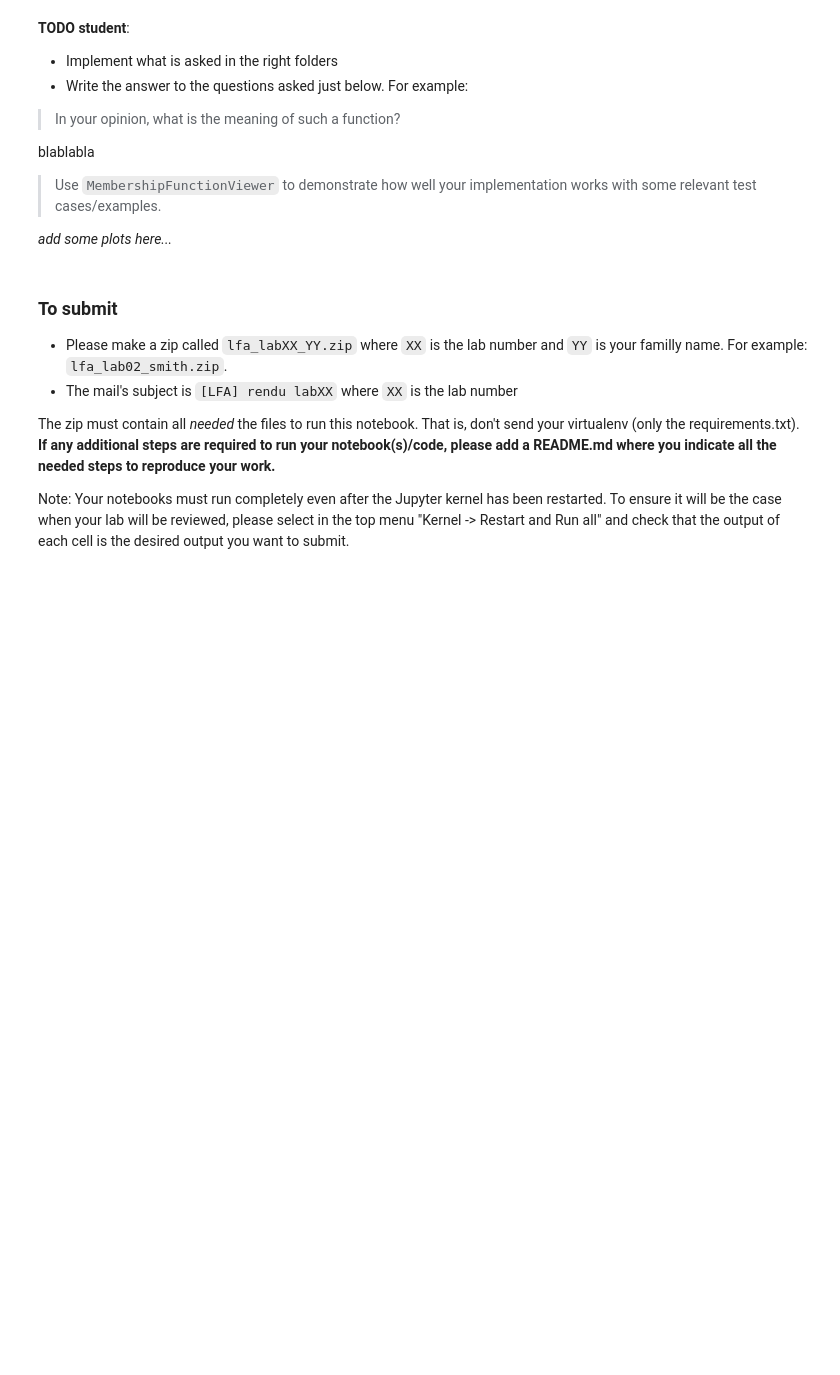
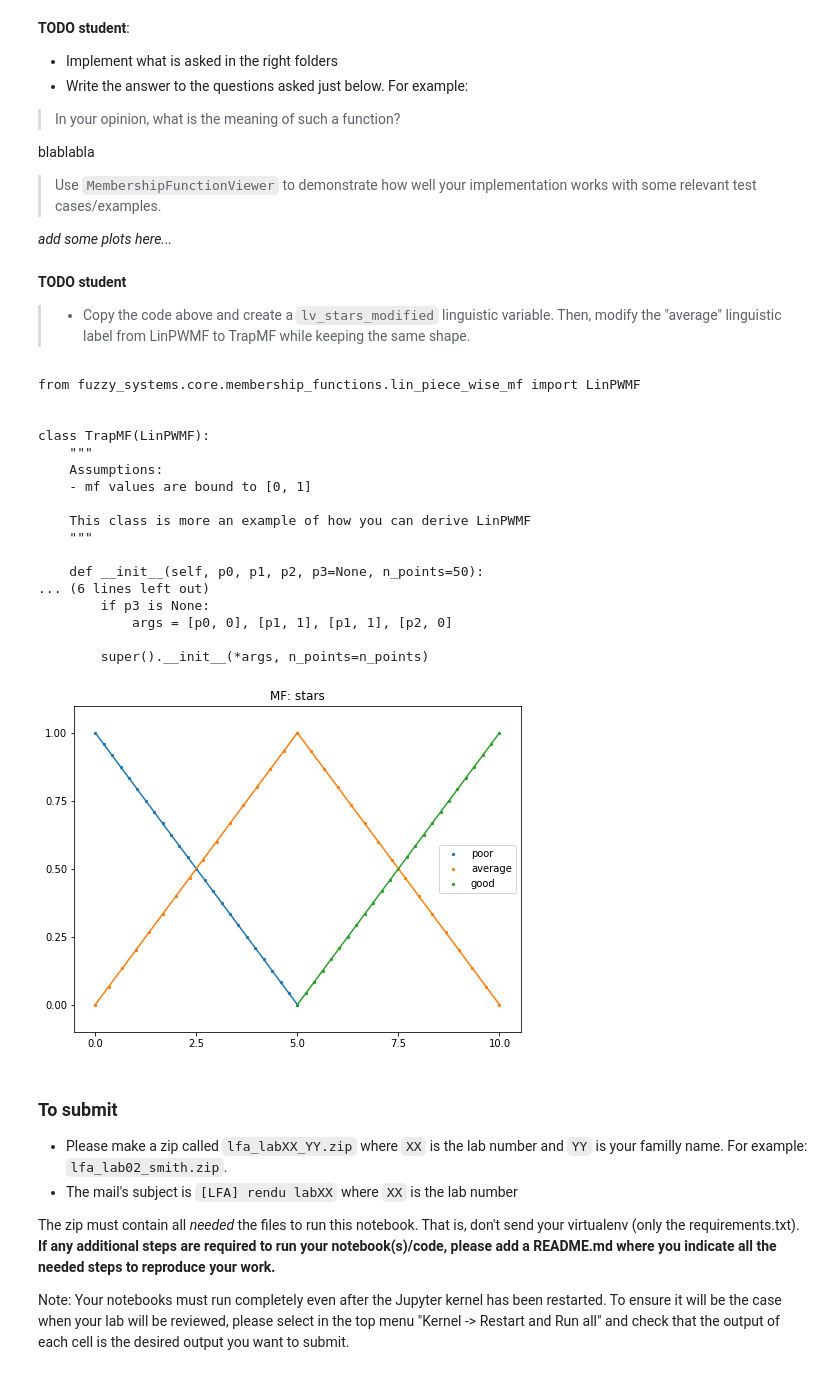
Before and after one commit to Nortalle/LFA_labo_021, a Jupyter notebook: LFA labo 030/032_linguistic_vars.ipynb, the cells around one changed output. Saved outputs shown, nothing was run; the diff lists cells and outputs as text; code cells hidden in the pictures; blank space fills up the shorter version.

Commit message:
Two points lv

```diff
--- a/LFA labo 030/032_linguistic_vars.ipynb
+++ b/LFA labo 030/032_linguistic_vars.ipynb
@@ -178,3 +176,36 @@ _add some plots here..._
+# %% [markdown]
+**TODO student**
+
+> * Copy the code above and create a `lv_stars_modified` linguistic variable. Then, modify the "average" linguistic label from LinPWMF to TrapMF while keeping the same shape.
+# %%
+from fuzzy_systems.core.membership_functions.trap_mf import TrapMF
+
+lv_stars_modified = LinguisticVariable(name="stars", ling_values_dict={
+        "poor": LinPWMF([0, 1], [5, 0]),
+        "average": TrapMF(0, 5, 5, 10),
+        "good": LinPWMF([5, 0], [10, 1])
+    })
+
+LinguisticVariableViewer(lv_stars).show()
+# %% [output]
+from fuzzy_systems.core.membership_functions.lin_piece_wise_mf import LinPWMF
+
+
+class TrapMF(LinPWMF):
+    """
+    Assumptions:
+    - mf values are bound to [0, 1]
+
+    This class is more an example of how you can derive LinPWMF
+    """
+
+    def __init__(self, p0, p1, p2, p3=None, n_points=50):
+... (6 lines left out)
+        if p3 is None:
+            args = [p0, 0], [p1, 1], [p1, 1], [p2, 0]
+
+        super().__init__(*args, n_points=n_points)
+[figure, added]
 # %% [markdown]
 ### To submit
 
```
Also changed, not shown: parts of 1 cell of this notebook.
